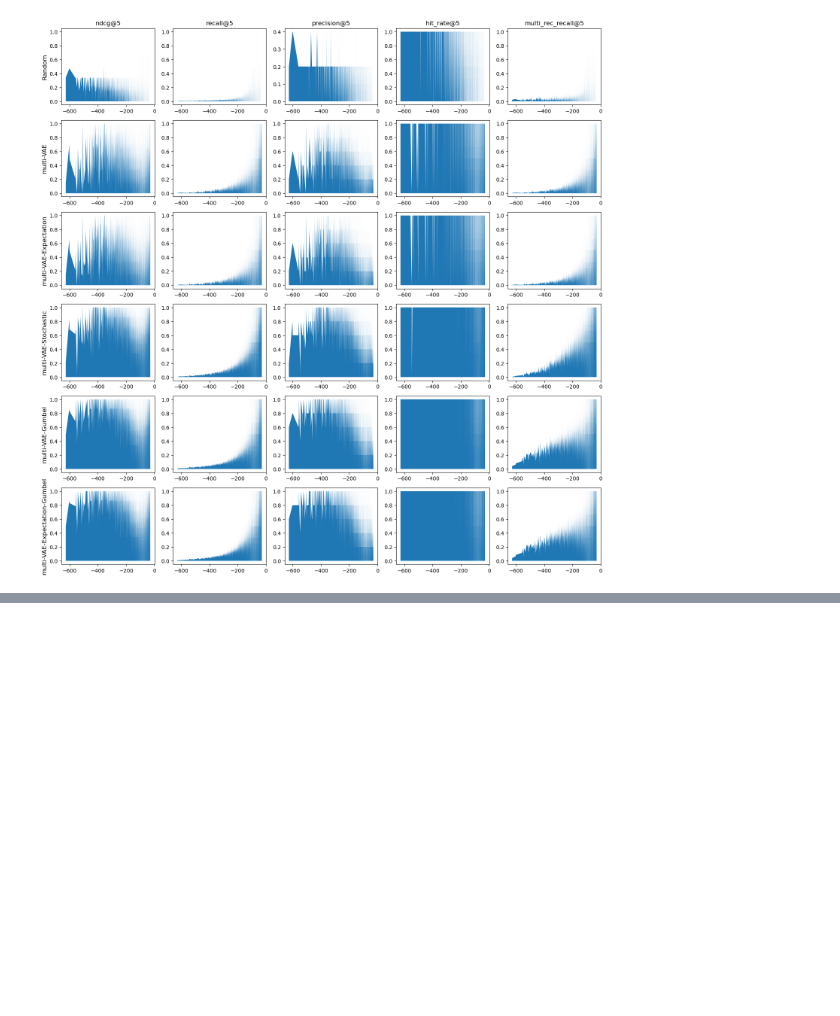
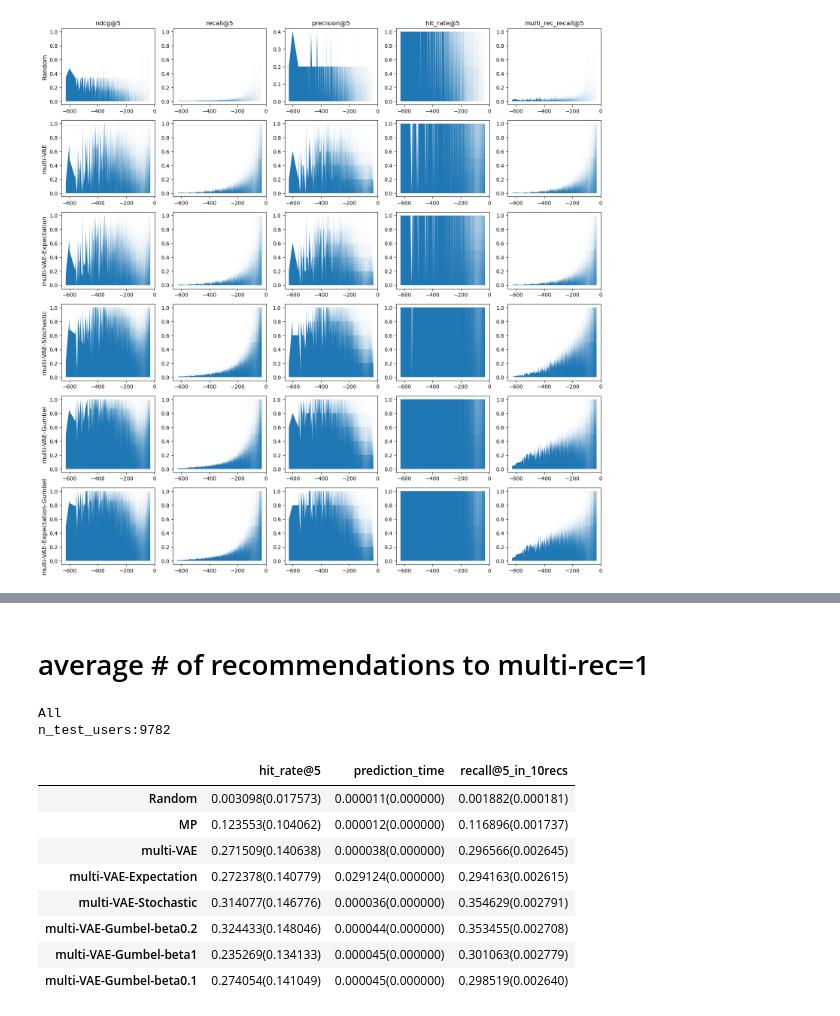
Before and after one commit to h-cno/vae-cf-pytorch, a Jupyter notebook: run-expectation-wo-anneal.ipynb, the cells around one changed output, grey strips where cells are left out. Cells and saved outputs as stored; diff of their text form; code cells hidden in the pictures; blank space fills up the shorter version.

```diff
--- a/run-expectation-wo-anneal.ipynb
+++ b/run-expectation-wo-anneal.ipynb
@@ -2398,0 +2383,2 @@ results_all
+# %% [markdown]
+# average # of recommendations to multi-rec=1
@@ -2398,0 +2703,38 @@ results_all
+# %%
+Nrec=10
+K = 5
+Nsampling = 1000
+methods_dic, users_dic = evaluate_multi_rec(test_data_tr, test_data_te, n_sampling=Nsampling, n_rec=Nrec, K=K)
+
+n_test_users = users_dic['n_users']
+
+method_names = list(methods_dic.keys())
+metric_names = list(methods_dic[method_names[0]]["metrics"].keys())
+
+results_all = []
+for method_name, method_dic in methods_dic.items():
+    results = []
+    for metric_name, metric_list in method_dic["metrics"].items():
+        if metric_name == "prediction_time":
+            results.append("{:8f}({:8f})".format(np.sum(metric_list)/(n_test_users*Nrec), 0))
+        elif metric_name == "multi_rec_recall@{}".format(K):
+            results.append("{:4f}({:4f})".format(np.mean(metric_list), np.std(metric_list)/np.sqrt(metric_list.shape[0])))
+        else:
+            results.append("{:4f}({:4f})".format(np.mean(metric_list), np.std(metric_list)/np.sqrt(len(metric_list))))
+    results_all.append(results)
+results_all = pd.DataFrame(results_all, columns=metric_names, index=method_names)
+print("All")
+print("n_test_users:{}".format(n_test_users))
+results_all
+# %% [output]
+All
+n_test_users:9782
+|  | hit_rate@5 | prediction_time | recall@5_in_10recs |
+| Random | 0.003098(0.017573) | 0.000011(0.000000) | 0.001882(0.000181) |
+| MP | 0.123553(0.104062) | 0.000012(0.000000) | 0.116896(0.001737) |
+| multi-VAE | 0.271509(0.140638) | 0.000038(0.000000) | 0.296566(0.002645) |
+| multi-VAE-Expectation | 0.272378(0.140779) | 0.029124(0.000000) | 0.294163(0.002615) |
+| multi-VAE-Stochastic | 0.314077(0.146776) | 0.000036(0.000000) | 0.354629(0.002791) |
+| multi-VAE-Gumbel-beta0.2 | 0.324433(0.148046) | 0.000044(0.000000) | 0.353455(0.002708) |
+| multi-VAE-Gumbel-beta1 | 0.235269(0.134133) | 0.000045(0.000000) | 0.301063(0.002779) |
+| multi-VAE-Gumbel-beta0.1 | 0.274054(0.141049) | 0.000045(0.000000) | 0.298519(0.002640) |
```
Also changed, not shown: parts of 10 cells of this notebook, 1 other file.
